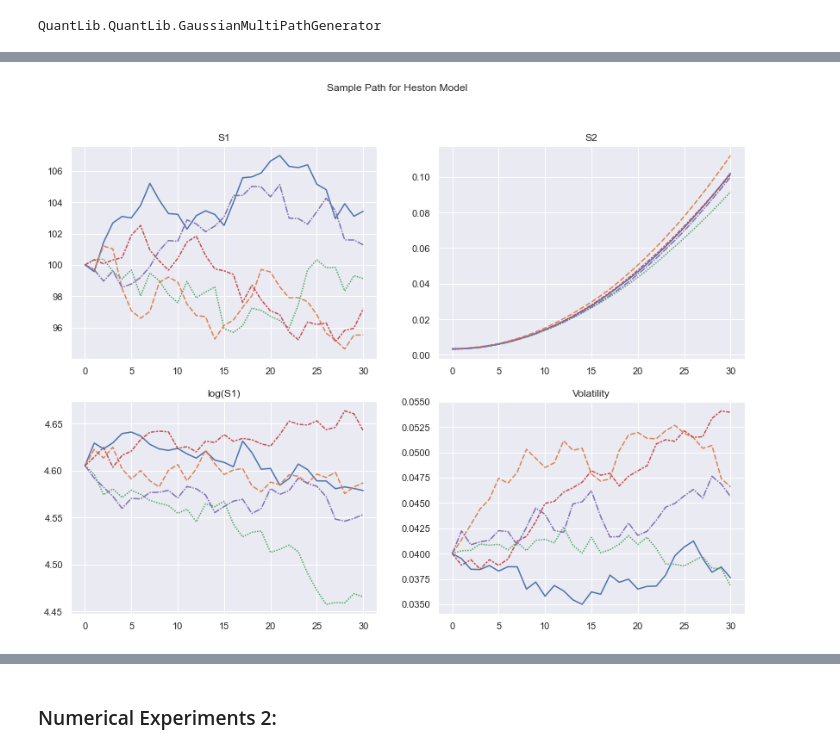
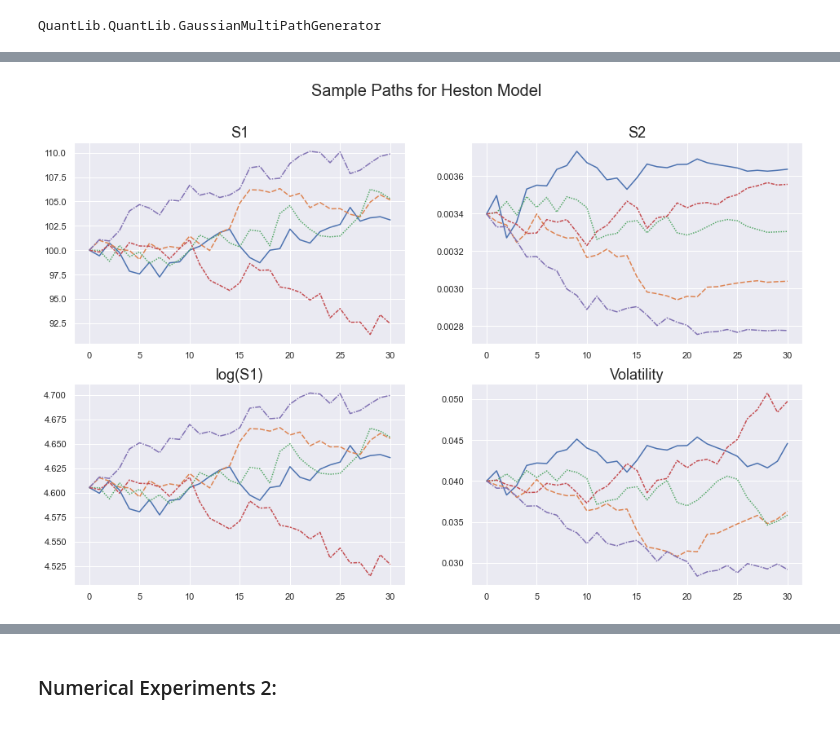
Before and after one commit to CindyLi-Ayi/FE-project, a Jupyter notebook: NSD_FinalProject_LiXinyi_YuYinjie.ipynb, the cells around one changed output, grey strips where cells are left out. Saved outputs shown, nothing was run; the diff lists cells and outputs as text; code cells hidden in the pictures.

```diff
--- a/NSD_FinalProject_LiXinyi_YuYinjie.ipynb
+++ b/NSD_FinalProject_LiXinyi_YuYinjie.ipynb
@@ -320,11 +325,7 @@ p_train,p_val,p_test = 0.7, 0.2, 0.1
 batch_size = 256
 n_epochs = 5
 # %%
-# Heston model generator
-
-import QuantLib as ql
-
-# Set up the flat risk-free curves
+########## Heston model generator using QuantLib ###############
 def build_heston_generator():
 
     today = ql.Date(1, 7, 2020)
@@ -337,7 +338,9 @@ def build_heston_generator():
     dimension = heston_process.factors()
     hidden_generator = ql.GaussianRandomSequenceGenerator(ql.UniformRandomSequenceGenerator(
                                     dimension * T, ql.UniformRandomGenerator()))
-    generator = ql.GaussianMultiPathGenerator(heston_process, [t/year_dates for t in time_list], hidden_generator, False)
+    generator = ql.GaussianMultiPathGenerator(heston_process,
+                                [t/year_dates for t in time_list], hidden_generator, False)
+
     return generator
 
 path_generator = build_heston_generator()
@@ -377,9 +387,6 @@ df_vol.sample(5)
 # %%
-def calculate_variance_swap(v,t):
-    T_minus_t = (T-t)/year_dates
-    l = (v-theta)/kappa*(1-np.exp(-kappa*T_minus_t))+theta*T_minus_t
-    return l
-df_vol_avg = df_vol.cumsum(axis=1)*time_list/year_dates
+################ Calcutate S2 #################
+df_vol_avg = df_vol.cumsum(axis=1)/year_dates
 T_minus_t =np.zeros((N_sample,1))+(T-np.array(time_list))/year_dates
 df_l = (df_vol-theta)/kappa*(1-np.exp(-kappa*T_minus_t))+theta*T_minus_t
 df_s2 = df_l+df_vol_avg
@@ -396,15 +404,21 @@ df_s2.sample(5)
 # %%
-sample_Heston, axes = plt.subplots(2,2,figsize=(14, 10))
-sample_Heston.suptitle('Sample Path for Heston Model')
-sns.lineplot(data=df_spot.sample(5).transpose(),legend=False, ax = axes[0,0])
-axes[0,0].set_title("S1")
-sns.lineplot(data=np.log(df_spot.sample(5).transpose()),legend=False, ax = axes[1,0])
-axes[1,0].set_title("log(S1)")
-sns.lineplot(data=df_s2.sample(5).transpose(),legend=False, ax = axes[0,1])
-axes[0,1].set_title("S2")
-sns.lineplot(data=df_vol.sample(5).transpose(),legend=False, ax = axes[1,1])
-axes[1,1].set_title("Volatility")
+############# Plot Sample Path ################
+
+sample_Heston, axes = plt.subplots(2,2,figsize=(16, 10))
+sample_Heston.suptitle('Sample Paths for Heston Model',fontsize= 20)
+
+idx = list(np.random.randint(N_sample, size=5))
+
+sns.lineplot(data=df_spot.loc[idx,:].transpose(),legend=False, ax = axes[0,0])
+axes[0,0].set_title("S1",fontsize= 18)
+sns.lineplot(data=np.log(df_spot.loc[idx,:].transpose()),legend=False, ax = axes[1,0])
+axes[1,0].set_title("log(S1)",fontsize= 18)
+sns.lineplot(data=df_s2.loc[idx,:].transpose(),legend=False, ax = axes[0,1])
+axes[0,1].set_title("S2",fontsize= 18)
+sns.lineplot(data=df_vol.loc[idx,:].transpose(),legend=False, ax = axes[1,1])
+axes[1,1].set_title("Volatility",fontsize= 18)
+
 plt.show()
 # %% [output]
-[figure, old version]
+[figure, new version]
 # %%
```
Also changed, not shown: parts of 12 cells of this notebook.
